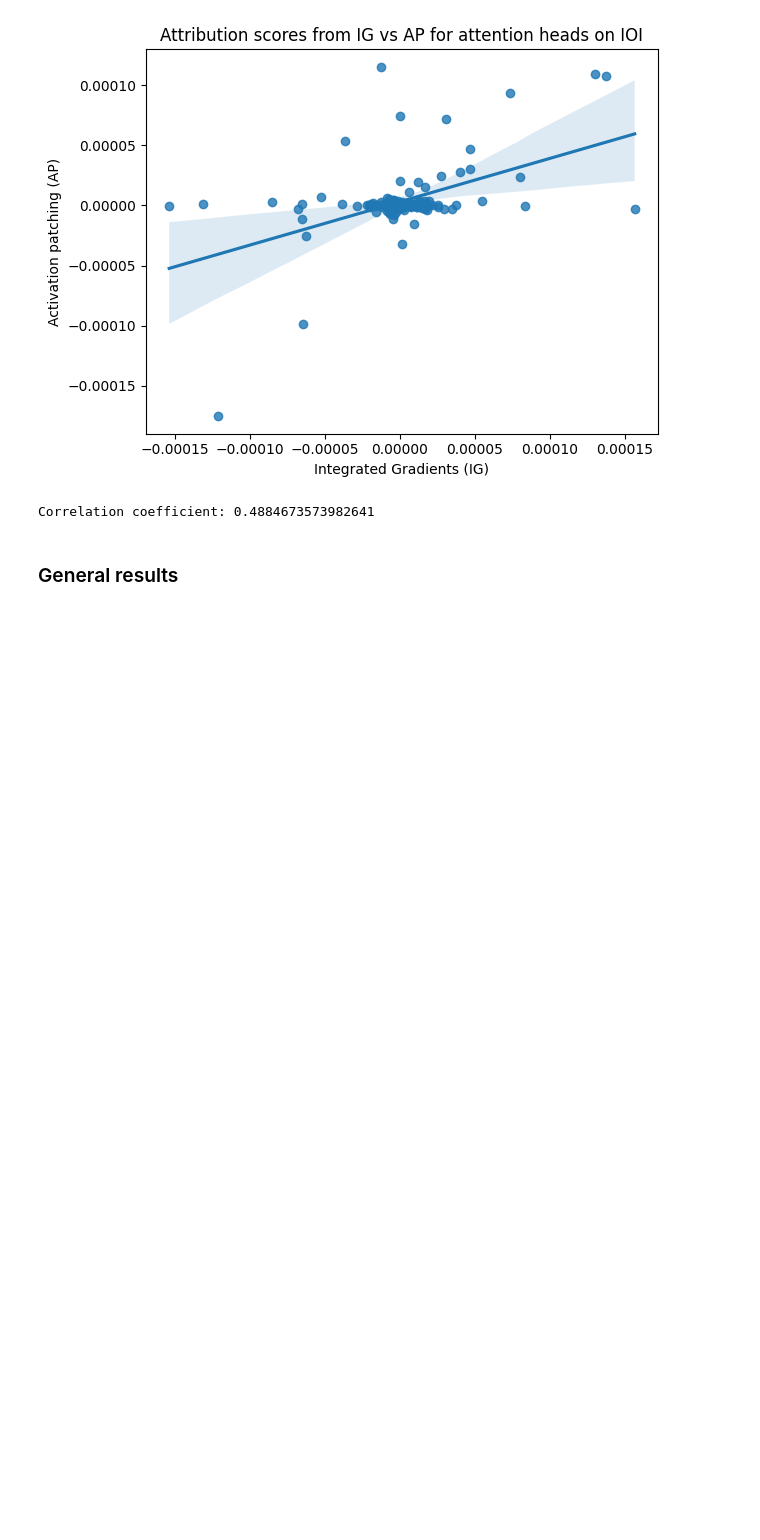
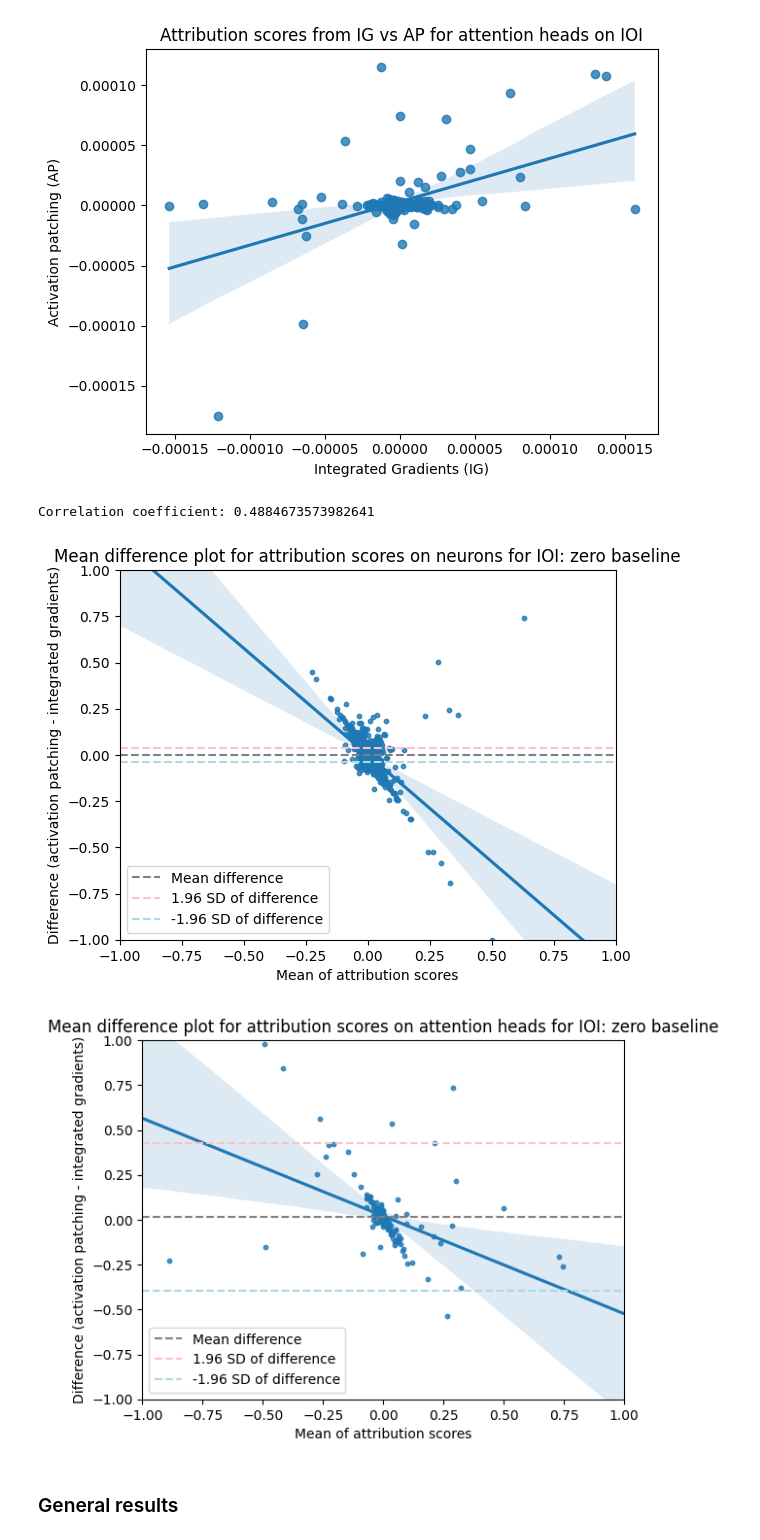
Before and after one commit to mwmlo/gradient_causal_knowledge, a Jupyter notebook: 0 - Initial_comparison.ipynb, the cells around one changed output. Drawn from its saved outputs; the diff is of its cells as text; code cells hidden in the pictures; blank space fills up the shorter version.

Commit message:
Fix mean diff plots

```diff
--- a/0 - Initial_comparison.ipynb
+++ b/0 - Initial_comparison.ipynb
@@ -221,6 +218,12 @@ plot_correlation(ig_attn_results, ap_attn_results, "Integrated Gradients (IG)",
 # %% [output]
 [figure]
 Correlation coefficient: 0.4884673573982641
+# %%
+plot_mean_diff(ig_mlp_results, ap_mlp_results, "Mean difference plot for attribution scores on neurons for IOI: zero baseline")
+plot_mean_diff(ig_attn_results, ap_attn_results, "Mean difference plot for attribution scores on attention heads for IOI: zero baseline")
+# %% [output]
+[figure, added]
+[figure, added]
 # %% [markdown]
 ### General results
 # %%
```
Also changed, not shown: parts of 1 cell of this notebook, 2 other files.
